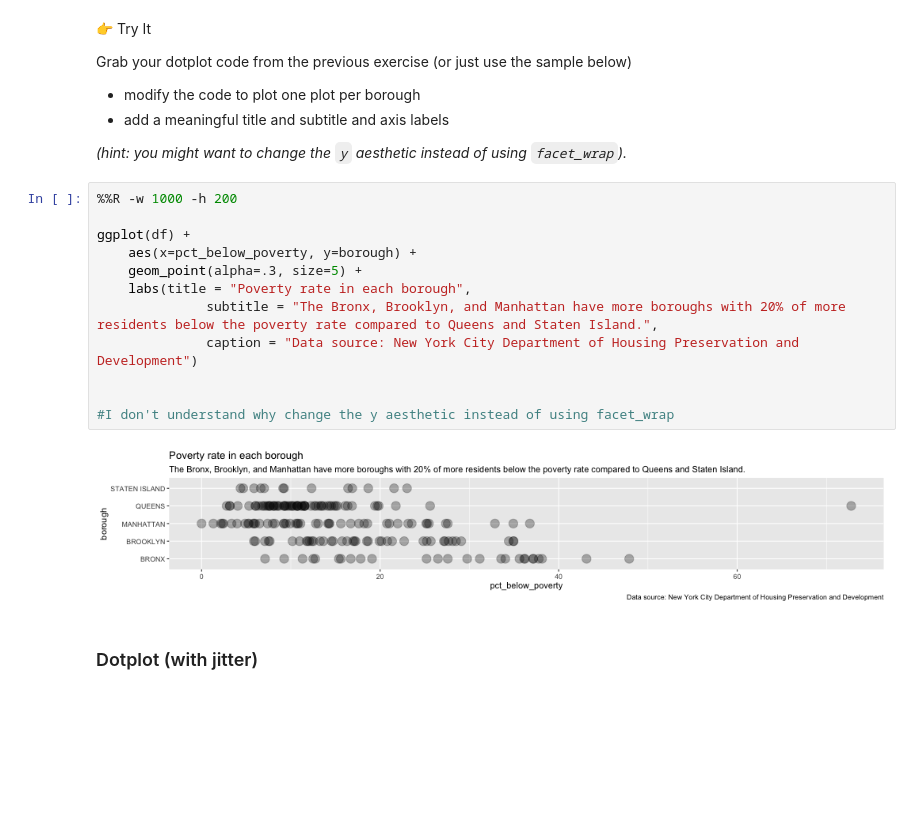
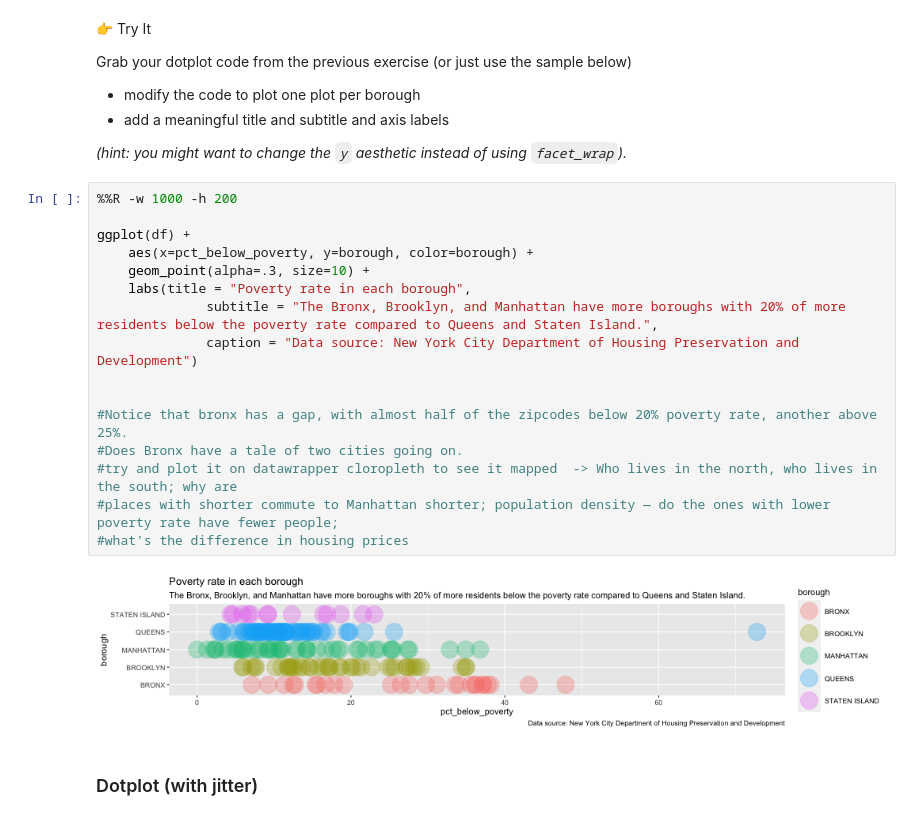
Before and after one commit to rachel-el-p/ggplot-1-rachel-el-p-main, a Jupyter notebook: notebook-2.ipynb, the cells around one changed output. Cells and saved outputs as stored; diff of their text form; blank space fills up the shorter version.

```diff
--- a/notebook-2.ipynb
+++ b/notebook-2.ipynb
@@ -149,17 +171,21 @@ _(hint: you might want to change the `y` aesthetic instead of using `facet_wrap`
 # %%
 %%R -w 1000 -h 200
 
 ggplot(df) +
-    aes(x=pct_below_poverty, y=borough) +
-    geom_point(alpha=.3, size=5) +
+    aes(x=pct_below_poverty, y=borough, color=borough) +
+    geom_point(alpha=.3, size=10) +
     labs(title = "Poverty rate in each borough",
               subtitle = "The Bronx, Brooklyn, and Manhattan have more boroughs with 20% of more residents below the poverty rate compared to Queens and Staten Island.",
               caption = "Data source: New York City Department of Housing Preservation and Development")
 
 
-#I don't understand why change the y aesthetic instead of using facet_wrap
+#Notice that bronx has a gap, with almost half of the zipcodes below 20% poverty rate, another above 25%.
+#Does Bronx have a tale of two cities going on.
+#try and plot it on datawrapper cloropleth to see it mapped  -> Who lives in the north, who lives in the south; why are
+#places with shorter commute to Manhattan shorter; population density — do the ones with lower poverty rate have fewer people;
+#what's the difference in housing prices
 # %% [output]
-[figure, old version]
+[figure, new version]
 # %% [markdown]
 ### Dotplot (with jitter)
 # %% [markdown]
```
Also changed, not shown: parts of 8 cells of this notebook, 1 other file.
